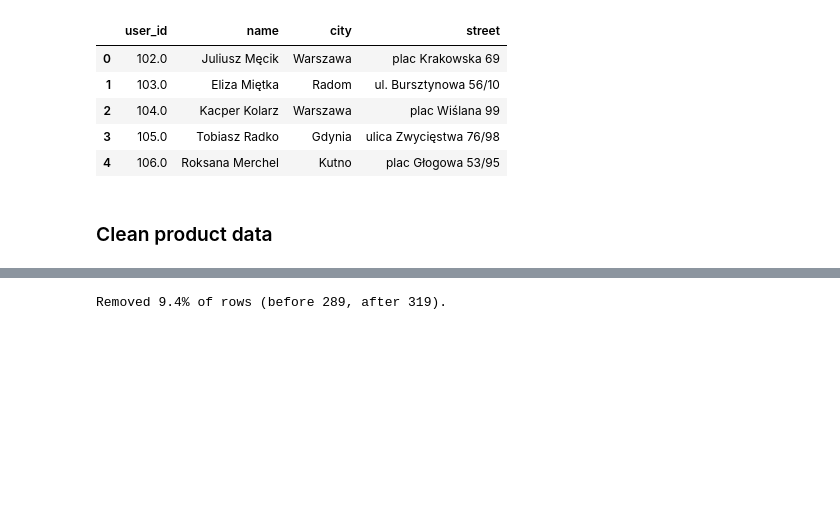
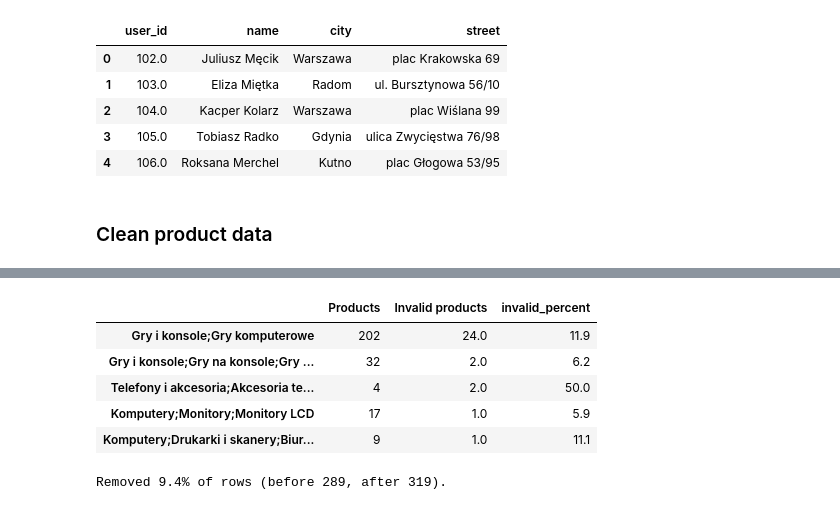
Before and after one commit to matkob/eshoppping, a Jupyter notebook: exploration.ipynb, the cells around one changed output, grey strips where cells are left out. Drawn from its saved outputs; the diff is of its cells as text; code cells hidden in the pictures; blank space fills up the shorter version.

```diff
--- a/exploration.ipynb
+++ b/exploration.ipynb
@@ -103,3 +105,17 @@ pd.concat([
+# %%
+cat_df = pd.concat([
+    products['category_path'].value_counts().rename('Products'),
+    products[~invalid_prices_filter]['category_path'].value_counts().rename('Invalid products')
+          ], axis=1).fillna(value=0)
+cat_df['invalid_percent'] = cat_df.apply(lambda r: round(100*r['Invalid products']/r['Products'],1), axis=1)
+cat_df[cat_df['invalid_percent'] > 0].sort_values(by='Invalid products', ascending=False)
+# %% [output]
+|  | Products | Invalid products | invalid_percent |
+| Gry i konsole;Gry komputerowe | 202 | 24.0 | 11.9 |
+| Gry i konsole;Gry na konsole;Gry ... | 32 | 2.0 | 6.2 |
+| Telefony i akcesoria;Akcesoria te... | 4 | 2.0 | 50.0 |
+| Komputery;Monitory;Monitory LCD | 17 | 1.0 | 5.9 |
+| Komputery;Drukarki i skanery;Biur... | 9 | 1.0 | 11.1 |
 # %%
 # Filter invalid prices: out of range (0.01, 100 000)
 products = products[invalid_prices_filter]
```
Also changed, not shown: parts of 2 cells of this notebook.
